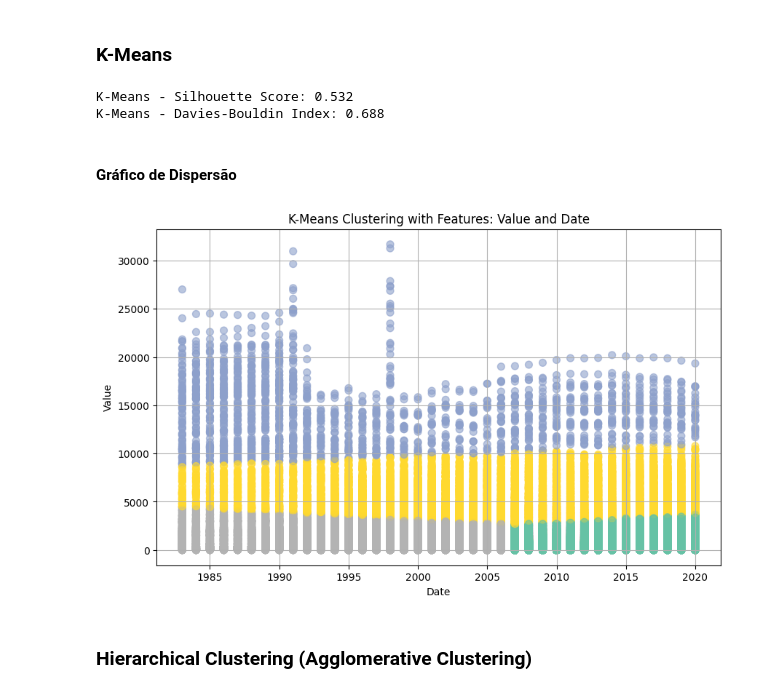
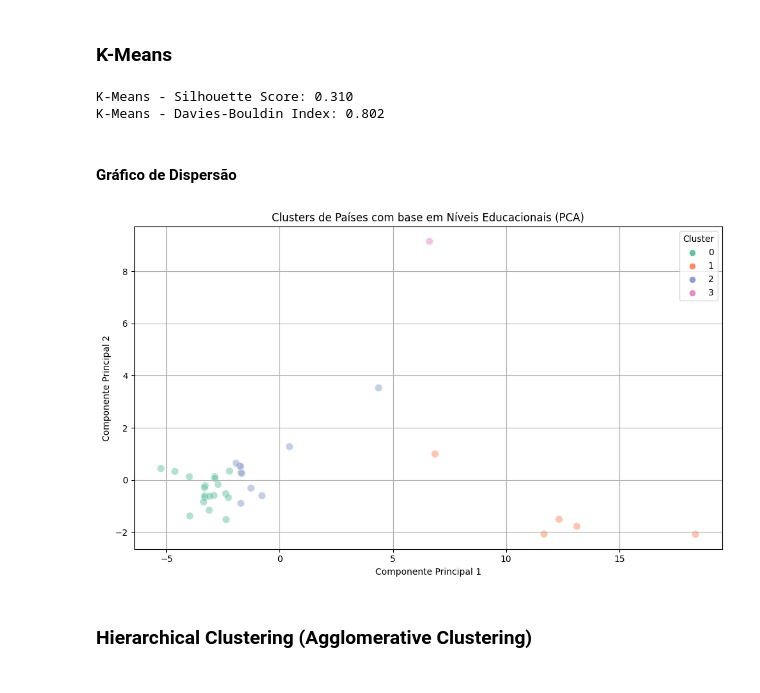
Before and after one commit to FelipeSteudel/Felipe_Steudel-CA1-ML_for_Business, a Jupyter notebook: Felipe Steudel - CA1 - Machine Learning for Business.ipynb, the cells around one changed output. Drawn from its saved outputs; the diff is of its cells as text; code cells hidden in the pictures.

```diff
--- a/Felipe Steudel - CA1 - Machine Learning for Business.ipynb
+++ b/Felipe Steudel - CA1 - Machine Learning for Business.ipynb
@@ -306,5 +307,5 @@ print(df['geography'].unique())
 # %%
-df = df.dropna(subset=['value'])
+df['value'].fillna(df['value'].mean(), inplace=True)
 # %%
 df.info()
 # %% [output]
@@ -456,12 +459,18 @@ plt.show()
 ## Clusterização
 Antes de aplicar os algoritmos, é essencial padronizar os dados. São selecionadas as colunas value e date do DataFrame.
 # %%
-# Seleciona as colunas 'value' e 'date'
-X = df[['value', 'date']]
+# 1. Cria a matriz com países como linhas e anos como colunas
+X = df.pivot_table(index='geography', columns='date', values='value', aggfunc='mean')
 
-# Padroniza os dados
+# 2. Remove países com muitos dados ausentes
+#X = X.dropna()
+
+# 3. Padroniza os dados
 scaler = StandardScaler()
 X_scaled = scaler.fit_transform(X)
+
+#Armazena a versão padronizada como DataFrame para visualização
+X_scaled_df = pd.DataFrame(X_scaled, index=X.index, columns=X.columns)
 # %% [markdown]
 ### K-Means
 # %%
@@ -476,21 +485,36 @@ davies_kmeans = davies_bouldin_score(X_scaled, kmeans_labels)
 print(f"K-Means - Silhouette Score: {silhouette_kmeans:.3f}")
 print(f"K-Means - Davies-Bouldin Index: {davies_kmeans:.3f}")
 # %% [output]
-K-Means - Silhouette Score: 0.532
-K-Means - Davies-Bouldin Index: 0.688
+K-Means - Silhouette Score: 0.310
+K-Means - Davies-Bouldin Index: 0.802
 # %% [markdown]
 #### Gráfico de Dispersão
+# %%
+# Reduz para 2 componentes principais
+pca = PCA(n_components=2)
+X_pca = pca.fit_transform(X_scaled)
+
+# Cria um DataFrame com os resultados
+df_pca = pd.DataFrame({
+    'PCA1': X_pca[:, 0],
+    'PCA2': X_pca[:, 1],
+    'Cluster': kmeans_labels,
+    'País': X.index  # nomes dos países
+})
 # %%
-# Visualiza os resultados em um gráfico de dispersão usando as variáveis originais
+# Plot
 plt.figure(figsize=(10, 6))
-plt.scatter(df['date'], df['value'], c=kmeans_labels, cmap='Set2', s=50, alpha=0.6)
-plt.xlabel("Date")
-plt.ylabel("Value")
-plt.title("K-Means Clustering with Features: Value and Date")
+sns.scatterplot(data=df_pca, x='PCA1', y='PCA2', hue='Cluster', alpha=0.5, palette='Set2', s=70)
+
+plt.title("Clusters de Países com base em Níveis Educacionais (PCA)")
+plt.xlabel("PCA1")
+plt.ylabel("PCA2")
+plt.legend(title='Cluster')
 plt.grid(True)
+plt.tight_layout()
 plt.show()
 # %% [output]
-[figure, old version]
+[figure, new version]
 # %% [markdown]
 ### Hierarchical Clustering (Agglomerative Clustering)
 # %% [markdown]
```
Also changed, not shown: parts of 17 cells of this notebook, 1 other file.
